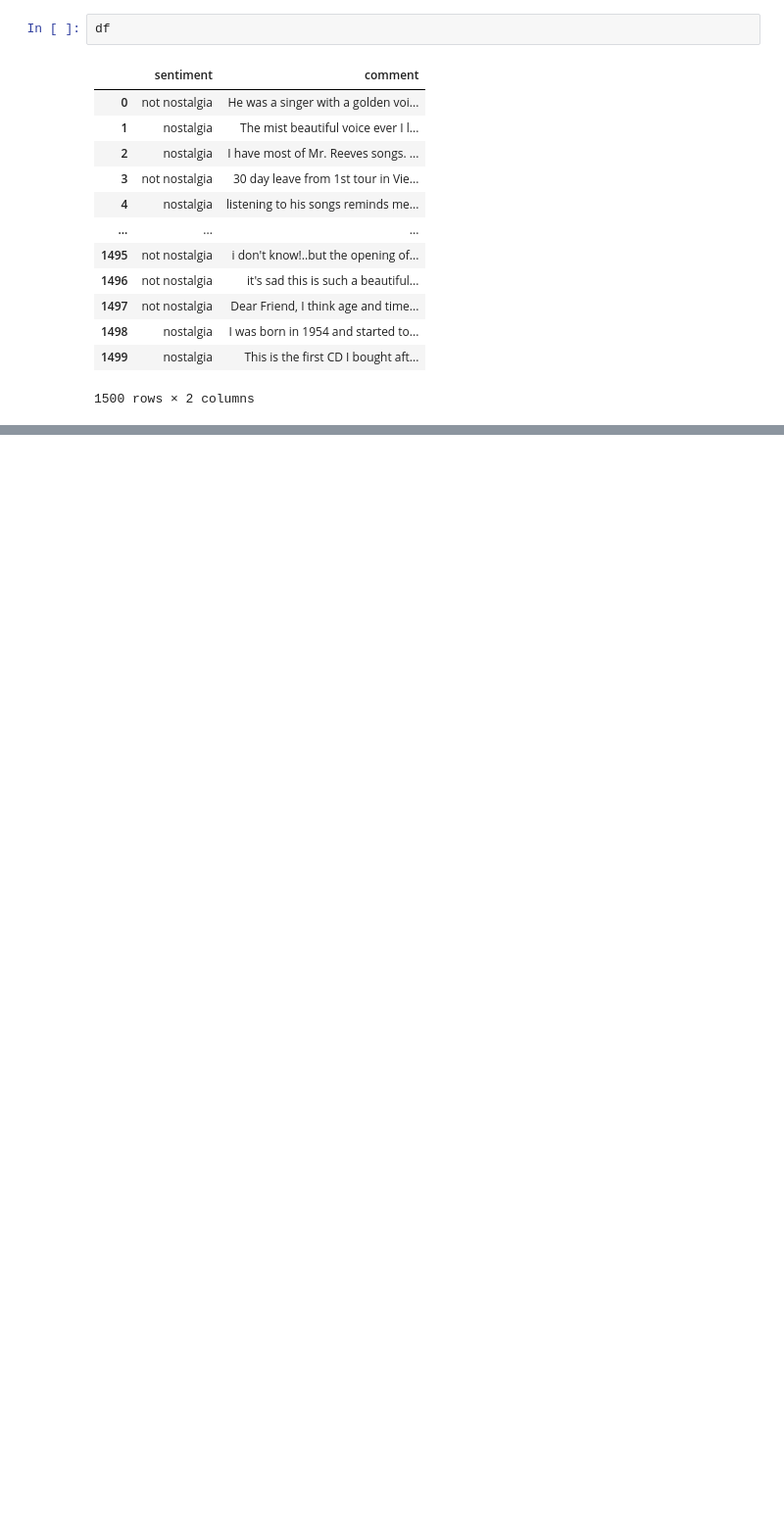
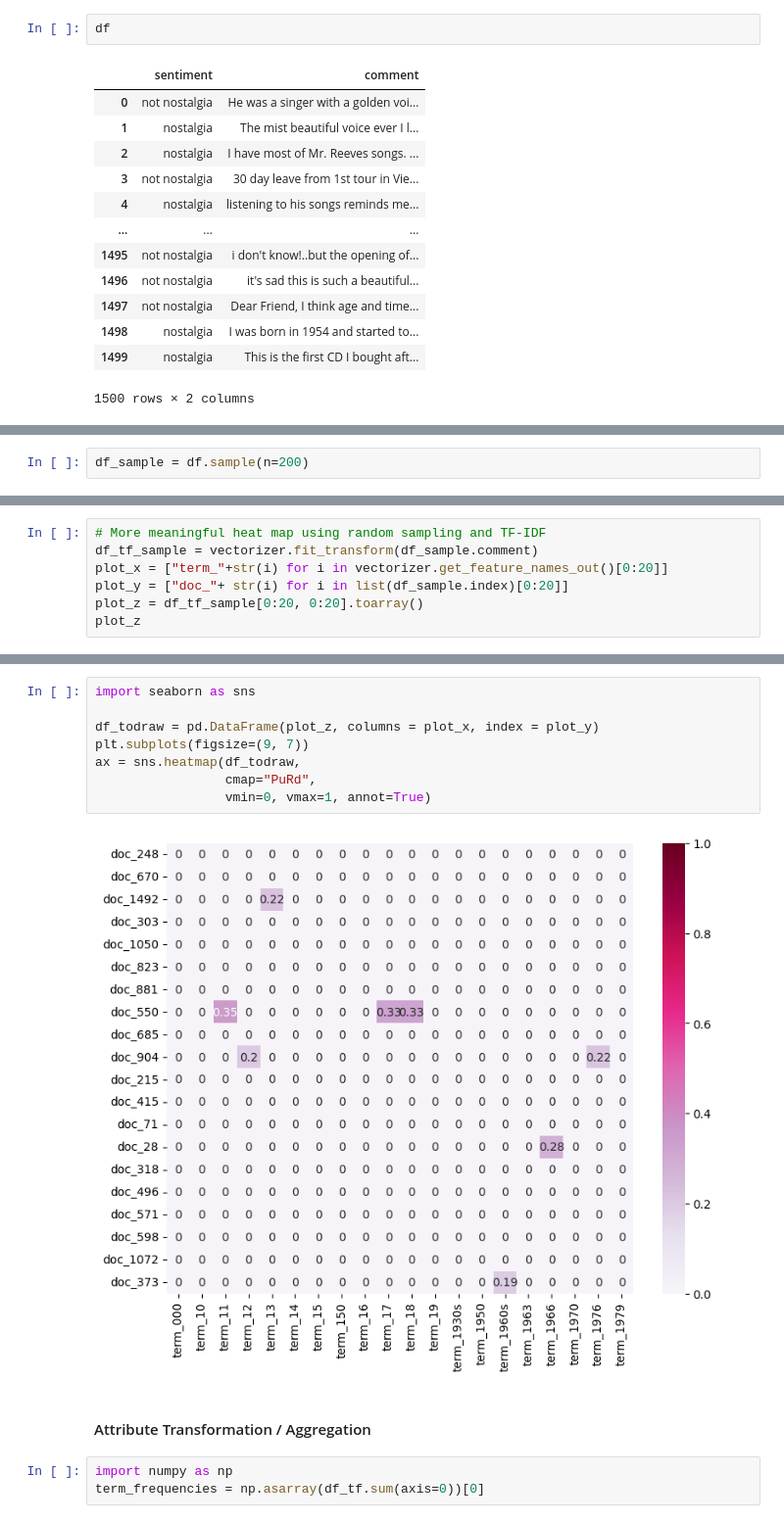
Before and after one commit to ChihHsunLin102/DM2024-Lab1-Homework, a Jupyter notebook: DM2024-Lab1-Homework.ipynb, the cells around one changed output, grey strips where cells are left out. Shown at 98% size. Cells and saved outputs as stored; diff of their text form; blank space fills up the shorter version.

```diff
--- a/DM2024-Lab1-Homework.ipynb
+++ b/DM2024-Lab1-Homework.ipynb
@@ -55,0 +168,2 @@ df
+# %%
+df_sample = df.sample(n=200)
@@ -55,0 +330,7 @@ df
+# %%
+# More meaningful heat map using random sampling and TF-IDF
+df_tf_sample = vectorizer.fit_transform(df_sample.comment)
+plot_x = ["term_"+str(i) for i in vectorizer.get_feature_names_out()[0:20]]
+plot_y = ["doc_"+ str(i) for i in list(df_sample.index)[0:20]]
+plot_z = df_tf_sample[0:20, 0:20].toarray()
+plot_z
@@ -55,0 +355,15 @@ df
+# %%
+import seaborn as sns
+
+df_todraw = pd.DataFrame(plot_z, columns = plot_x, index = plot_y)
+plt.subplots(figsize=(9, 7))
+ax = sns.heatmap(df_todraw,
+                 cmap="PuRd",
+                 vmin=0, vmax=1, annot=True)
+# %% [output]
+[figure, added]
+# %% [markdown]
+#### Attribute Transformation / Aggregation
+# %%
+import numpy as np
+term_frequencies = np.asarray(df_tf.sum(axis=0))[0]
```
Also changed, not shown: parts of 47 cells of this notebook.
